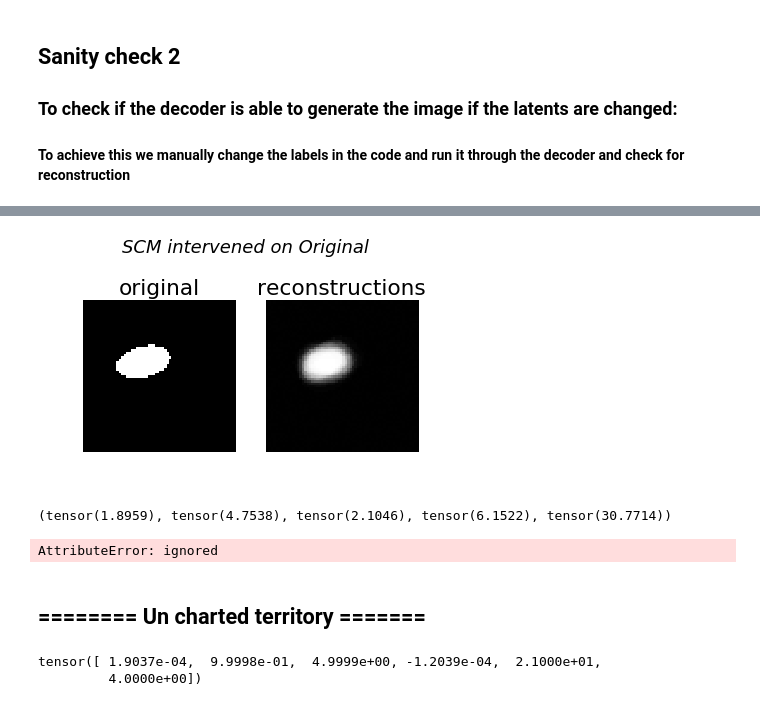
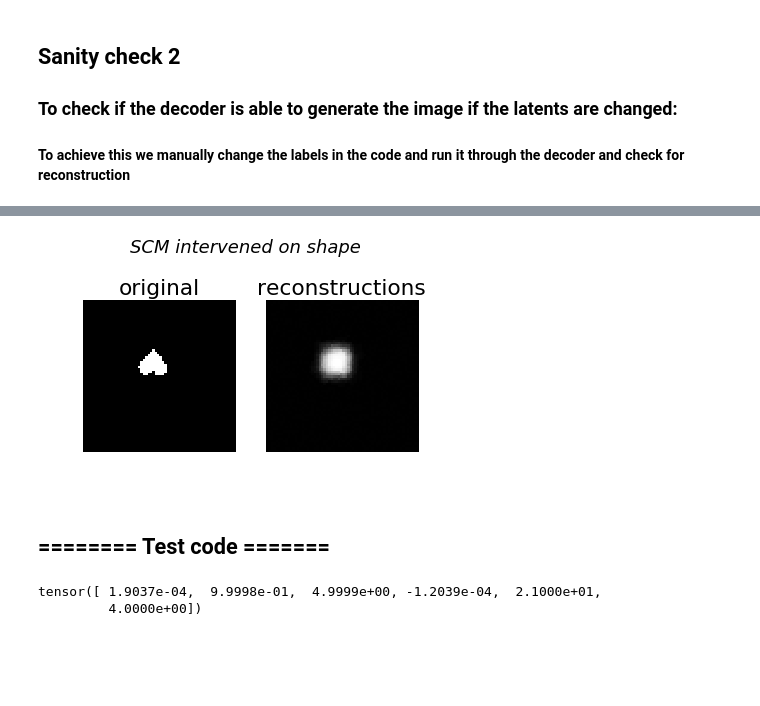
Before and after one commit to robertness/causalvae, a Jupyter notebook: causal_vae_dsprites.ipynb, the cells around one changed output, grey strips where cells are left out. Cells and saved outputs as stored; diff of their text form; code cells hidden in the pictures; blank space fills up the shorter version.

```diff
--- a/causal_vae_dsprites.ipynb
+++ b/causal_vae_dsprites.ipynb
@@ -846,0 +837,11 @@ _ =plt.suptitle("SCM Conditioned on Original", fontsize=18, fontstyle='italic')
+# %%
+# intervening on Shape, posX and PosY
+intervened_model = pyro.do(scm.model, data={
+    "Y_1": torch.tensor(0.),
+#     "Y_4": torch.tensor(5.),
+#     "Y_5": torch.tensor(25.),
+})
+noise_data = {}
+for term, d in cond_noise.items():
+  noise_data[term] = d.loc
+# intervened_noise = scm.update_noise_svi(noise_data, intervened_model)
@@ -847,21 +855,14 @@ _ =plt.suptitle("SCM Conditioned on Original", fontsize=18, fontstyle='italic')
 # %%
-# (cfo1,ny1,nz1), _= intervened_model(cond_noise)
 rxs = []
 for i in range(100):
      (cfo1,ny1,nz1), _= intervened_model(cond_noise)
      rxs.append(cfo1)
 compare_to_density(ox, torch.cat(rxs))
-_ =plt.suptitle("SCM intervened on Original", fontsize=18, fontstyle='italic')
+_ =plt.suptitle("SCM intervened on shape", fontsize=18, fontstyle='italic')
 # %% [output]
-[figure, old version]
+[figure, new version]
-# %%
-print(ny)
-print(scm.noise.keys())
-# %% [output]
-(tensor(1.8959), tensor(4.7538), tensor(2.1046), tensor(6.1522), tensor(30.7714))
-AttributeError: ignored
-# %% [markdown]
-## ======== Un charted territory  =======
+# %% [markdown]
+## ======== Test code =======
 # %%
 import warnings
 warnings.filterwarnings("ignore")
```
Also changed, not shown: parts of 10 cells of this notebook.
